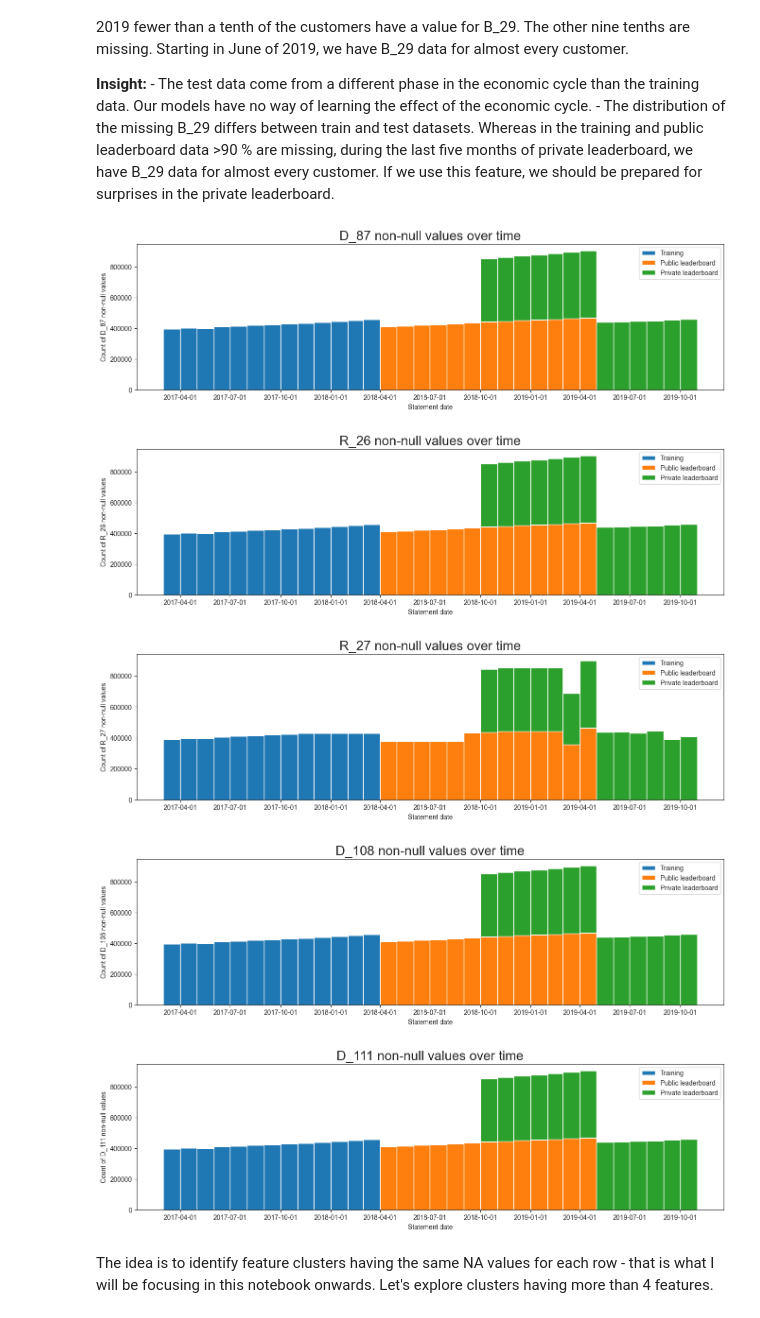
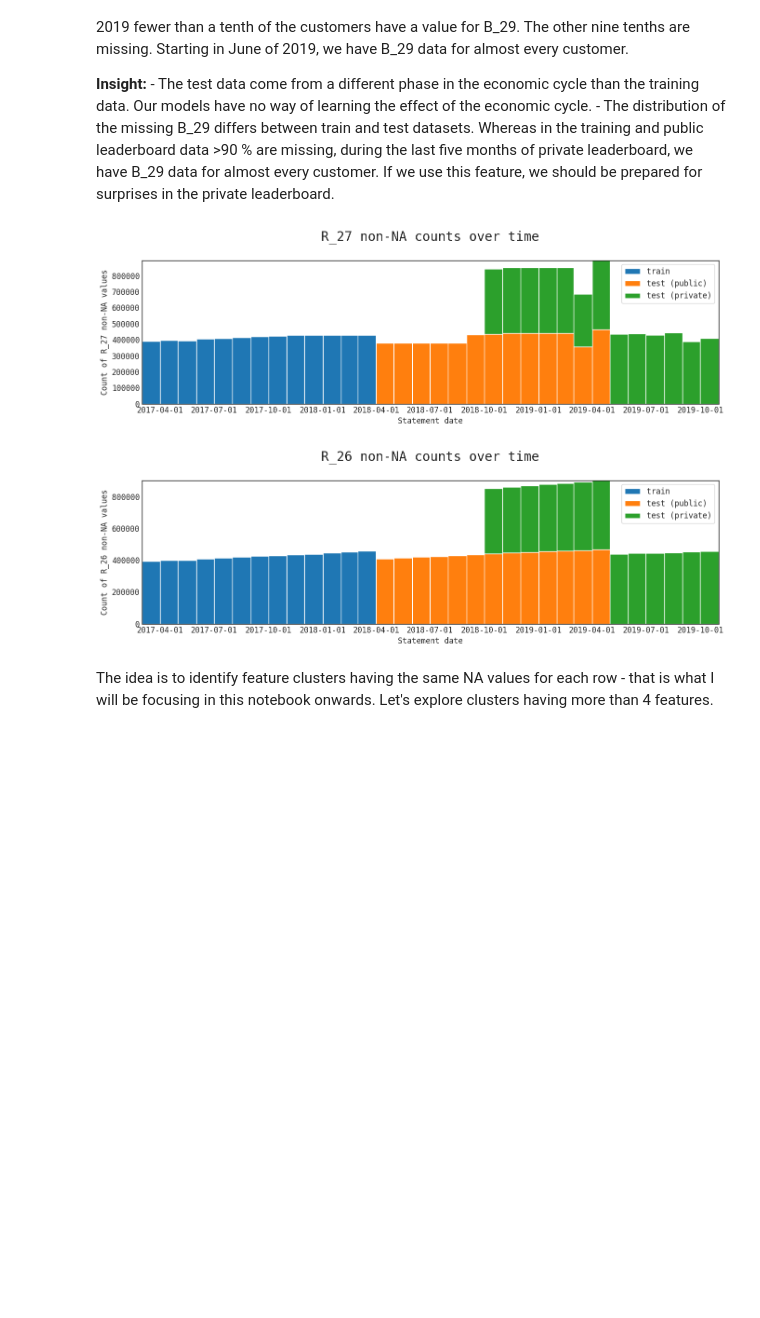
Before and after one commit to Dr-Spicy/AMEX_Default, a Jupyter notebook: Notebook.ipynb, the cells around one changed output. Cells and saved outputs as stored; diff of their text form; code cells hidden in the pictures; blank space fills up the shorter version.

```diff
--- a/Notebook.ipynb
+++ b/Notebook.ipynb
@@ -242,7 +236,7 @@ del test_last_date
 # %% [markdown]
 If we color every statement (i.e. row of train or test) according to the dataset it belongs (training, public lb, and private lb), we see that every dataset covers thirteen months. Train and test don't overlap, but public and private lb periods overlap.
 # %%
-temp = pd.concat([X_train[['customer_ID', 'S_2']], X_test[['customer_ID', 'S_2']]], axis=0)
+temp = pd.concat([df_train[['customer_ID', 'S_2']], X_test[['customer_ID', 'S_2']]], axis=0)
 temp.set_index('customer_ID', inplace=True)
 
 temp['last_month'] = temp.groupby('customer_ID', observed=False).S_2.max().dt.month
@@ -465,11 +484,11 @@ We standardized all of the numerical features for the sake of computation easine
     - Similarly, we always have the option to throw in outliers handling process if the outcome falls under of our expectation.
 # %%
 # select the numerical features
-num_features = [c for c in X_train.columns if (c not in ['customer_ID', 'S_2']) and (c not in cat_features)]
+num_features = [c for c in df_train.columns if (c not in ['customer_ID', 'S_2']) and (c not in cat_features)]
 
 # use StandardScaler to scale all of the numerical features
 scaler = preprocessing.StandardScaler()
-X_train[num_features] = scaler.fit_transform(X_train[num_features])
+df_train[num_features] = scaler.fit_transform(df_train[num_features])
 X_test[num_features] = scaler.transform(X_test[num_features])
 # %%
 del train
@@ -508,6 +516,9 @@ X_train.describe()
 # %%
 # show the percentage of missing values in the train data
-missing = X_train.isnull().mean().sort_values(ascending=False).rename('missing %')
+missing = df_train.isnull().mean().sort_values(ascending=False).rename('missing %')
 missing = missing[missing > 0]*100
-missing.head(20)
+
+# find the features with more than 50% missing values
+fea_100_50_missing = missing[missing >= 50].index.to_list()
+fea_100_50_missing
 # %% [output]
@@ -552,3 +542,7 @@ fea_100_50_missing
+# %%
+# drop the features in fea_100_50_missing from the train and test data
+df_train.drop(columns=fea_100_50_missing, inplace=True)
+X_test.drop(columns=fea_100_50_missing, inplace=True)
 # %% [markdown]
 Now we'll look at the distribution of missing values over time. B_29 is most interesting. Given the each of the three datasets has almost half a million customers, we see that until May of 2019 fewer than a tenth of the customers have a value for B_29. The other nine tenths are missing. Starting in June of 2019, we have B_29 data for almost every customer.
 
@@ -556,28 +550,25 @@ Now we'll look at the distribution of missing values over time. B_29 is most int
     - The test data come from a different phase in the economic cycle than the training data. Our models have no way of learning the effect of the economic cycle.
     - The distribution of the missing B_29 differs between train and test datasets. Whereas in the training and public leaderboard data >90 % are missing, during the last five months of private leaderboard, we have B_29 data for almost every customer. If we use this feature, we should be prepared for surprises in the private leaderboard.
 # %%
-for f in [ 'B_29','D_87']:#, 'R_26', 'R_27', 'D_108', 'D_111', 'B_39', 'B_42']:
-    temp = pd.concat([X_train[[f, 'S_2']], X_test[[f, 'S_2']]], axis=0)
+for f in ['R_27','R_26']:# , 'D_77', 'S_27', 'D_108', 'D_111']:
+    temp = pd.concat([df_train[[f, 'S_2']], X_test[[f, 'S_2']]], axis=0)
     temp['last_month'] = last_month
     temp['has_f'] = ~temp[f].isna()
 
     plt.figure(figsize=(16, 4))
     plt.hist([temp.S_2[temp.has_f & (temp.last_month == 3)],   # ending 03/18 -> training
               temp.S_2[temp.has_f & (temp.last_month == 4)],   # ending 04/19 -> public lb
               temp.S_2[temp.has_f & (temp.last_month == 10)]], # ending 10/19 -> private lb
              bins=pd.date_range("2017-03-01", "2019-11-01", freq="MS"),
          label=['train', 'test (public)', 'test (private)'],
              stacked=True)
     plt.xticks(pd.date_range("2017-03-01", "2019-11-01", freq="QS"))
     plt.xlabel('Statement date')
-    plt.ylabel(f'Count of {f} non-null values')
-    plt.title(f'{f} non-null values over time', fontsize=20)
+    plt.ylabel(f'Count of {f} non-NA values')
+    plt.title(f'{f} non-NA counts over time', fontsize=20)
     plt.legend()
     plt.show()
 del temp
 # %% [output]
-[figure, old version]
+[figure, new version]
-[figure, old version]
+[figure, new version]
-[figure, removed]
-[figure, removed]
-[figure, removed]
```
Also changed, not shown: parts of 81 cells of this notebook, 1 other file.
